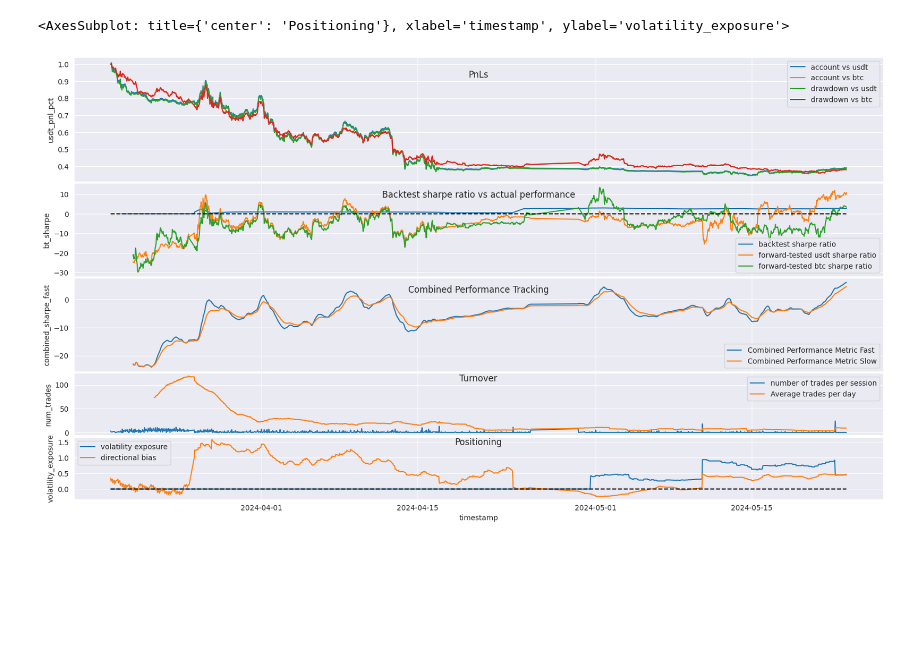
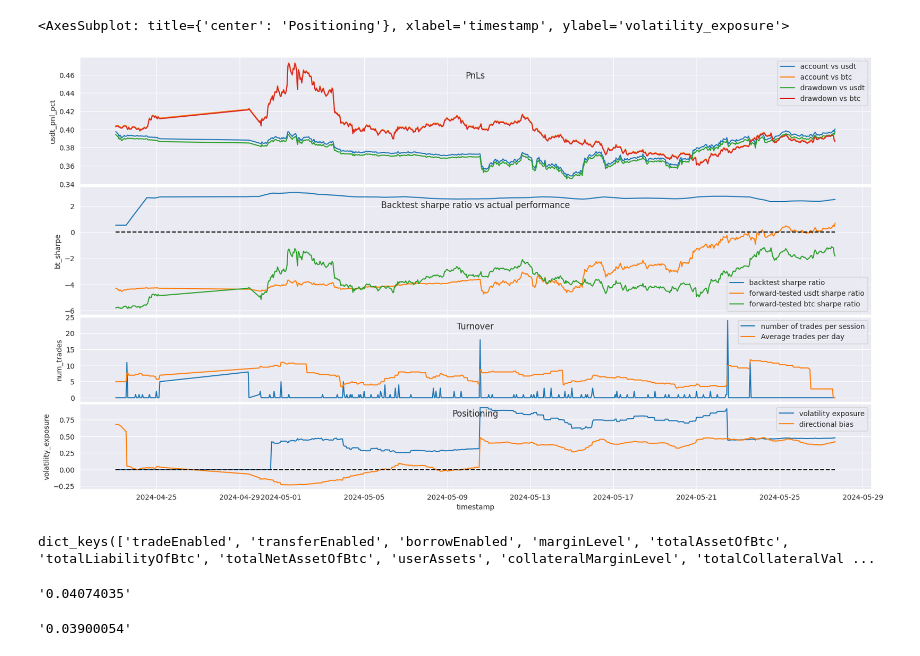
Before and after one commit to codebiscuits/modular_trader, a Jupyter notebook: continuous/inspect_session_records.ipynb, the cells around one changed output. Drawn from its saved outputs; the diff is of its cells as text; code cells hidden in the pictures; blank space fills up the shorter version.

```diff
--- a/continuous/inspect_session_records.ipynb
+++ b/continuous/inspect_session_records.ipynb
@@ -29,7 +29,7 @@ pred_exp = pl.Series([sum([abs(v) for v in z.values()]) for z in allos]) * 2
 sr_2 = pl.Series([0.0] * (len(sr) - len(sr_2))).extend(sr_2)
 sr_3 = pl.Series([0.0] * (len(sr) - len(sr_3))).extend(sr_3)
 
-sharpe_lb = 168 # 168 = 1 week, 720 = 30 days, 2190 = 1Q, 8760 = 1 year
+sharpe_lb = 720 # 168 = 1 week, 720 = 30 days, 2190 = 1Q, 8760 = 1 year
 sr = sr.with_columns(
     pl.col('timestamp').mul(1000).cast(pl.Int64).cast(pl.Datetime(time_zone='UTC', time_unit='ms')),
     pl.col('usdt_net').truediv(sr.item(0, 'usdt_net')).alias('usdt_pnl_pct'),
@@ -37,50 +37,41 @@ sr = sr.with_columns(
     pl.col('usdt_net').pct_change().ewm_mean(span=sharpe_lb, min_periods=48).mul(8760).truediv(pl.col('usdt_net').pct_change().ewm_std(span=sharpe_lb, min_periods=48).mul(92)).alias('usdt_sharpe'),
     pl.col('btc_net').pct_change().ewm_mean(span=sharpe_lb, min_periods=48).mul(8760).truediv(pl.col('btc_net').pct_change().ewm_std(span=sharpe_lb, min_periods=48).mul(92)).alias('btc_sharpe'),
     pl.lit(1.0).sub(pl.col('usdt_net').rolling_max(window_size=100_000, min_periods=1).sub(pl.col('usdt_net')).truediv(pl.col('usdt_net').rolling_max(window_size=100_000, min_periods=1))).alias('usdt_dd'),
     pl.lit(1.0).sub(pl.col('btc_net').rolling_max(window_size=100_000, min_periods=1).sub(pl.col('btc_net')).truediv(pl.col('btc_net').rolling_max(window_size=100_000, min_periods=1))).alias('btc_dd'),
     pl.col('trades').alias('num_trades'),
     pl.col('trades').rolling_sum(96).truediv(4).alias('avg_trades'),
     sr_2.rolling_mean(24).alias('bt_sharpe'),
     sr_3.alias('volatility_exposure'),
     bias.alias('bias'),
     # pred_exp.alias('pred_exp')
-).tail(2190)
+).tail(sharpe_lb)
 
-sr = sr.with_columns(
-    pl.col('btc_sharpe').add(pl.col('usdt_sharpe')).truediv(2).ewm_mean(span=24).alias('combined_sharpe_fast'),
-    pl.col('btc_sharpe').add(pl.col('usdt_sharpe')).truediv(2).ewm_mean(span=48).alias('combined_sharpe_slow')
-)
-
-fig, ax = plt.subplots(nrows=5, figsize=(20, 11), gridspec_kw=dict(height_ratios=[4, 3, 3, 2, 2]), sharex=True)
+fig, ax = plt.subplots(nrows=4, figsize=(20, 11), gridspec_kw=dict(height_ratios=[3, 3, 2, 2]), sharex=True)
 fig.subplots_adjust(hspace = 0.02)
 ax[0].set_title('PnLs', y=0.8)
 ax[1].set_title('Backtest sharpe ratio vs actual performance', y=0.8)
-ax[2].set_title('Combined Performance Tracking', y=0.8)
-ax[3].set_title('Turnover', y=0.8)
-ax[4].set_title('Positioning', y=0.8)
+ax[2].set_title('Turnover', y=0.8)
+ax[3].set_title('Positioning', y=0.8)
 
 sns.lineplot(data=sr, x='timestamp', y='usdt_pnl_pct', label='account vs usdt', ax=ax[0])
 sns.lineplot(data=sr, x='timestamp', y='btc_pnl_pct', label='account vs btc', ax=ax[0])
 sns.lineplot(data=sr, x='timestamp', y='usdt_dd', label='drawdown vs usdt', ax=ax[0])
 sns.lineplot(data=sr, x='timestamp', y='btc_dd', label='drawdown vs btc', ax=ax[0])
 
 sns.lineplot(data=sr, x='timestamp', y='bt_sharpe', label='backtest sharpe ratio', ax=ax[1])
 sns.lineplot(data=sr, x='timestamp', y='usdt_sharpe', label='forward-tested usdt sharpe ratio', ax=ax[1])
 sns.lineplot(data=sr, x='timestamp', y='btc_sharpe', label='forward-tested btc sharpe ratio', ax=ax[1])
 sns.lineplot(data=sr, x='timestamp', y=0, color='black', linestyle='--', ax=ax[1])
 
-sns.lineplot(data=sr, x='timestamp', y='combined_sharpe_fast', label='Combined Performance Metric Fast', ax=ax[2])
-sns.lineplot(data=sr, x='timestamp', y='combined_sharpe_slow', label='Combined Performance Metric Slow', ax=ax[2])
+sns.lineplot(data=sr, x='timestamp', y='num_trades', label='number of trades per session', ax=ax[2])
+sns.lineplot(data=sr, x='timestamp', y='avg_trades', label='Average trades per day', ax=ax[2])
 
-sns.lineplot(data=sr, x='timestamp', y='num_trades', label='number of trades per session', ax=ax[3])
-sns.lineplot(data=sr, x='timestamp', y='avg_trades', label='Average trades per day', ax=ax[3])
-
-sns.lineplot(data=sr, x='timestamp', y='volatility_exposure', label='volatility exposure', ax=ax[4])
-sns.lineplot(data=sr, x='timestamp', y='bias', label='directional bias', ax=ax[4])
-# sns.lineplot(data=sr, x='timestamp', y='pred_exp', label='predicted exposure', ax=ax[4])
-sns.lineplot(data=sr, x='timestamp', y=0, color='black', linestyle='--', ax=ax[4])
+sns.lineplot(data=sr, x='timestamp', y='volatility_exposure', label='volatility exposure', ax=ax[3])
+sns.lineplot(data=sr, x='timestamp', y='bias', label='directional bias', ax=ax[3])
+# sns.lineplot(data=sr, x='timestamp', y='pred_exp', label='predicted exposure', ax=ax[3])
+sns.lineplot(data=sr, x='timestamp', y=0, color='black', linestyle='--', ax=ax[3])
 
 # statistics
 # %% [output]
 <AxesSubplot: title={'center': 'Positioning'}, xlabel='timestamp', ylabel='volatility_exposure'>
-[figure, old version]
+[figure, new version]
@@ -86,0 +83,12 @@ sns.lineplot(data=sr, x='timestamp', y=0, color='black', linestyle='--', ax=ax[4
+# %%
+m_acct.keys()
+# %% [output]
+dict_keys(['tradeEnabled', 'transferEnabled', 'borrowEnabled', 'marginLevel', 'totalAssetOfBtc', 'totalLiabilityOfBtc', 'totalNetAssetOfBtc', 'userAssets', 'collateralMarginLevel', 'totalCollateralVal ...
+# %%
+m_acct['totalAssetOfBtc']
+# %% [output]
+'0.04074035'
+# %%
+m_acct['totalNetAssetOfBtc']
+# %% [output]
+'0.03900054'
```
Also changed, not shown: parts of 1 cell of this notebook, 4 other files.
